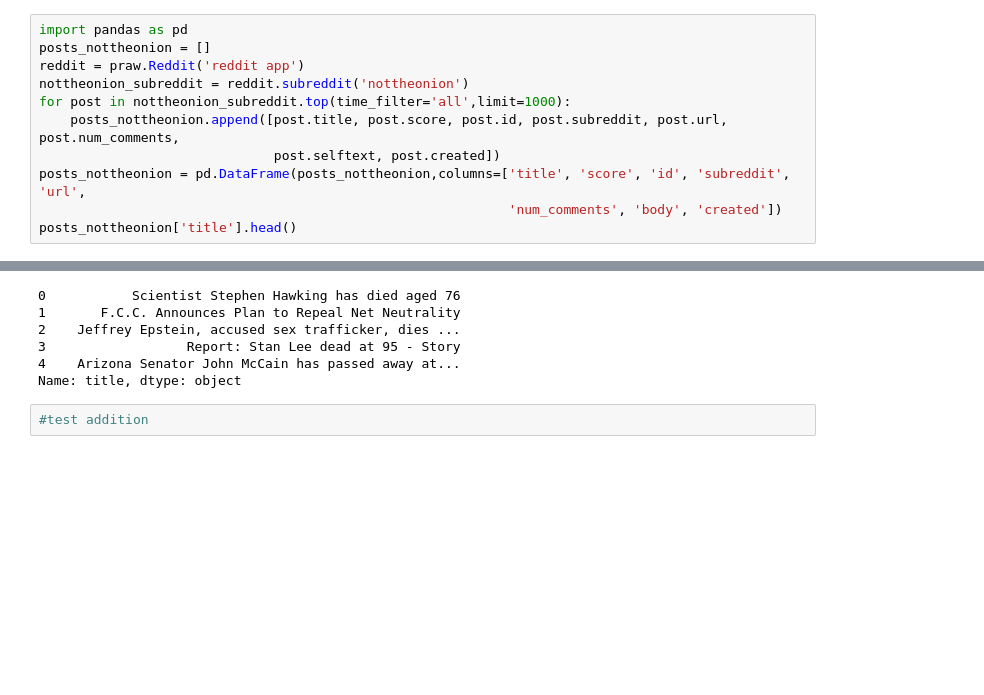
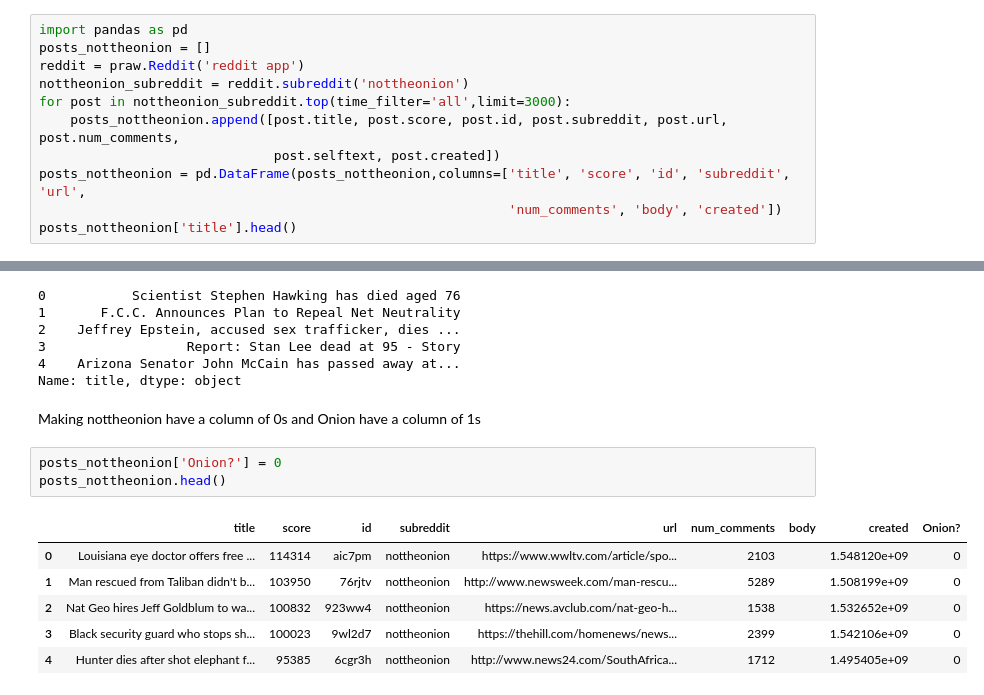
Before and after one commit to mmalinas/Springboard, a Jupyter notebook: Capstone2_MelanieM/MRM_DataExploration.ipynb, the cells around one changed output, grey strips where cells are left out. Drawn from its saved outputs; the diff is of its cells as text; blank space fills up the shorter version.

```diff
--- a/Capstone2_MelanieM/MRM_DataExploration.ipynb
+++ b/Capstone2_MelanieM/MRM_DataExploration.ipynb
@@ -6,7 +6,7 @@ import pandas as pd
 posts_nottheonion = []
 reddit = praw.Reddit('reddit app')
 nottheonion_subreddit = reddit.subreddit('nottheonion')
-for post in nottheonion_subreddit.top(time_filter='all',limit=1000):
+for post in nottheonion_subreddit.top(time_filter='all',limit=3000):
     posts_nottheonion.append([post.title, post.score, post.id, post.subreddit, post.url, post.num_comments,
                               post.selftext, post.created])
 posts_nottheonion = pd.DataFrame(posts_nottheonion,columns=['title', 'score', 'id', 'subreddit', 'url',
@@ -64,5 +64,15 @@ posts_news['title'].head()
 3                  Report: Stan Lee dead at 95 - Story
 4    Arizona Senator John McCain has passed away at...
 Name: title, dtype: object
-# %%
-#test addition
+# %% [markdown]
+Making nottheonion have a column of 0s and Onion have a column of 1s
+# %%
+posts_nottheonion['Onion?'] = 0
+posts_nottheonion.head()
+# %% [output]
+|  | title | score | id | subreddit | url | num_comments | body | created | Onion? |
+| 0 | Louisiana eye doctor offers free ... | 114314 | aic7pm | nottheonion | https://www.wwltv.com/article/spo... | 2103 |  | 1.548120e+09 | 0 |
+| 1 | Man rescued from Taliban didn't b... | 103950 | 76rjtv | nottheonion | http://www.newsweek.com/man-rescu... | 5289 |  | 1.508199e+09 | 0 |
+| 2 | Nat Geo hires Jeff Goldblum to wa... | 100832 | 923ww4 | nottheonion | https://news.avclub.com/nat-geo-h... | 1538 |  | 1.532652e+09 | 0 |
+| 3 | Black security guard who stops sh... | 100023 | 9wl2d7 | nottheonion | https://thehill.com/homenews/news... | 2399 |  | 1.542106e+09 | 0 |
+| 4 | Hunter dies after shot elephant f... | 95385 | 6cgr3h | nottheonion | http://www.news24.com/SouthAfrica... | 1712 |  | 1.495405e+09 | 0 |
```
Also changed, not shown: parts of 25 cells of this notebook.
